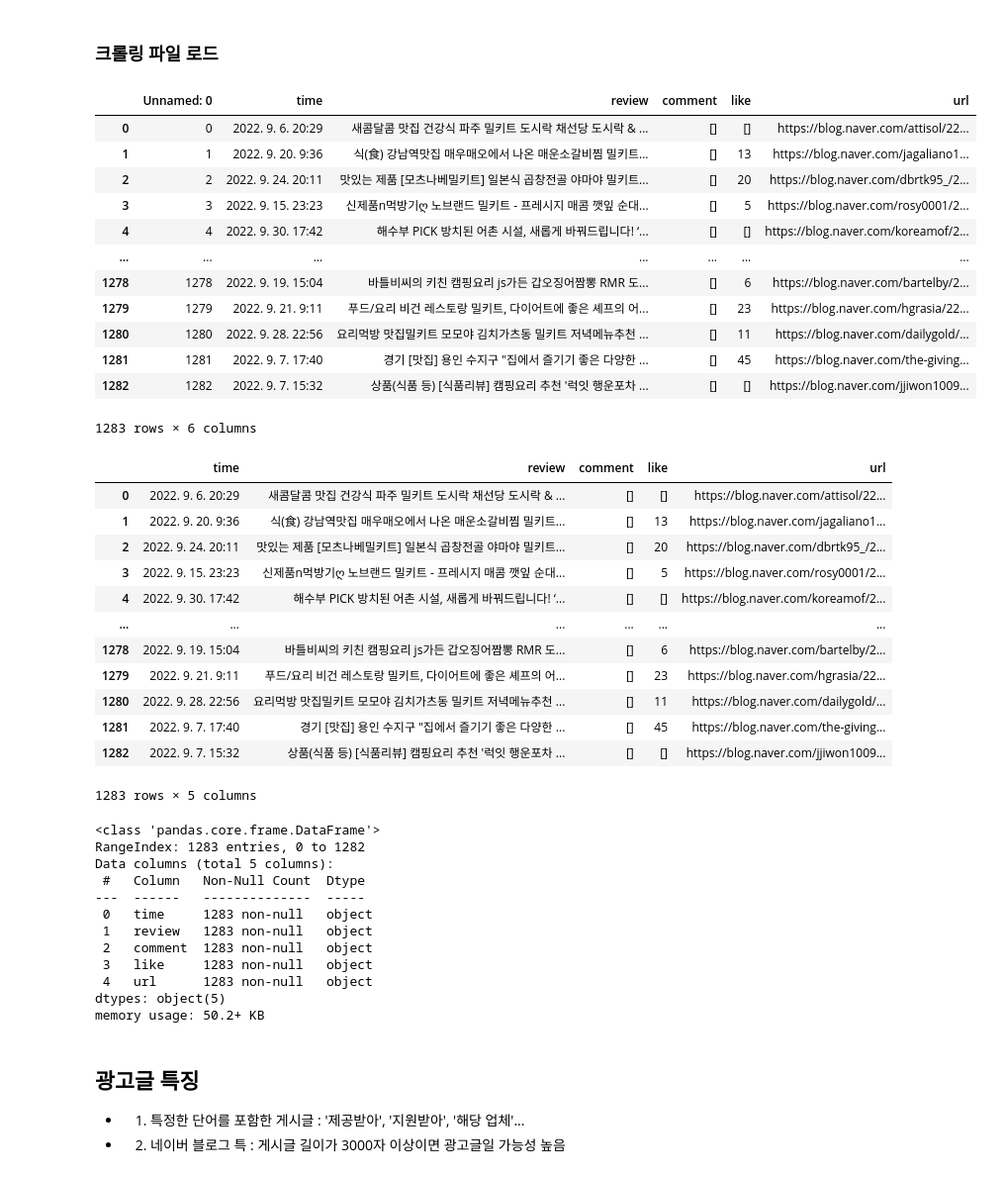
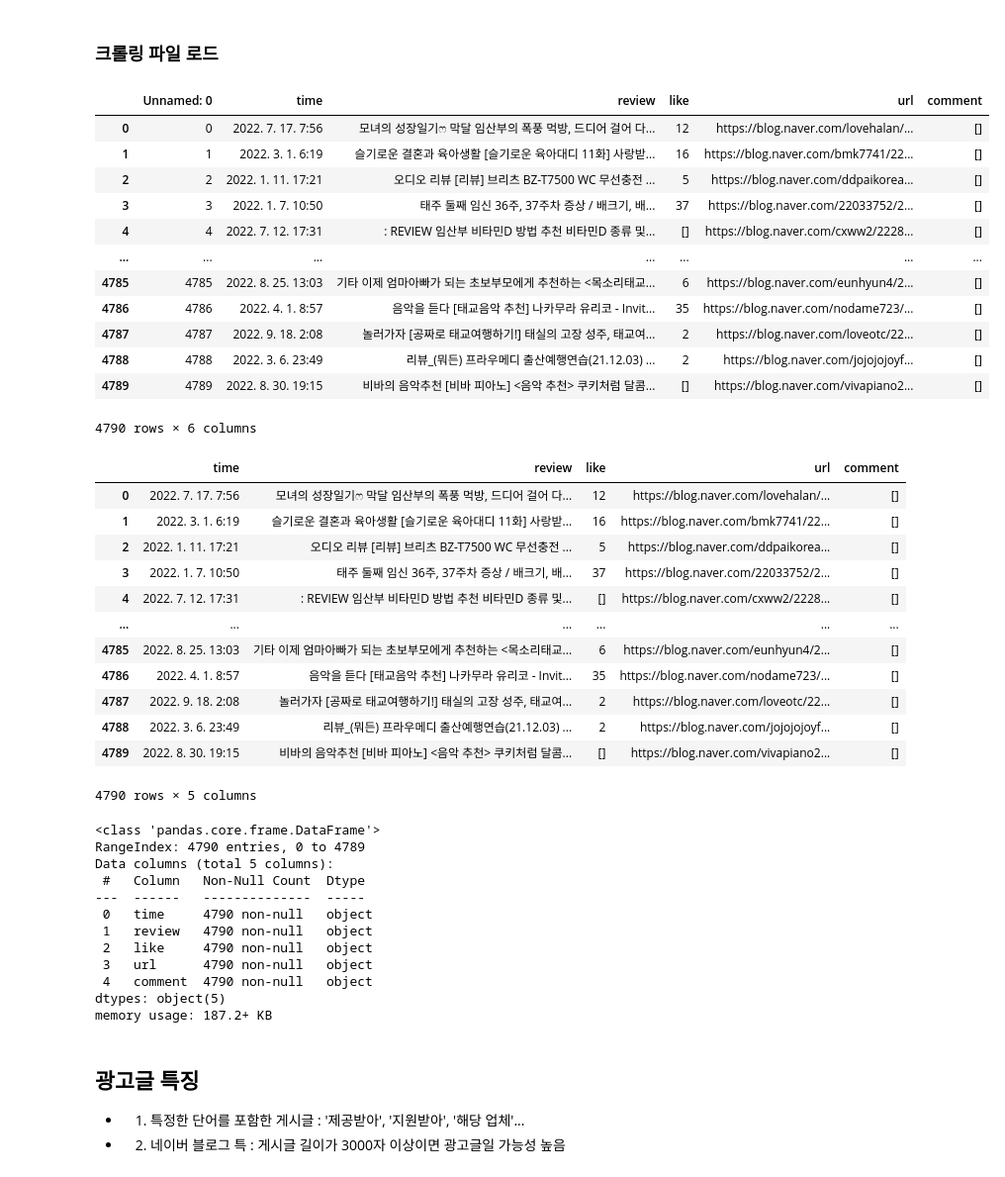
Before and after one commit to pillz9408/python, a Jupyter notebook: haksimProject/RegExp.ipynb, the cells around one changed output. Shown: that part at 99% size. Cells and saved outputs as stored; diff of their text form; code cells hidden in the pictures.

```diff
--- a/haksimProject/RegExp.ipynb
+++ b/haksimProject/RegExp.ipynb
@@ -5,56 +5,56 @@
 # %%
 import pandas as pd
 import numpy as np
 
 #크롤링한 데이터 불러오기
-data = pd.read_csv('./밀키트일기.csv', encoding='utf-8-sig')
+data = pd.read_csv('./태교.csv', encoding='utf-8-sig')
 data
 # %% [output]
-|  | Unnamed: 0 | time | review | comment | like | url |
-| 0 | 0 | 2022. 9. 6. 20:29 | 새콤달콤 맛집 건강식 파주 밀키트 도시락 채선당 도시락 & ... | [] | [] | https://blog.naver.com/attisol/22... |
-| 1 | 1 | 2022. 9. 20. 9:36 | 식(食) 강남역맛집 매우매오에서 나온 매운소갈비찜 밀키트... | [] | 13 | https://blog.naver.com/jagaliano1... |
-| 2 | 2 | 2022. 9. 24. 20:11 | 맛있는 제품 [모츠나베밀키트] 일본식 곱창전골 야마야 밀키트... | [] | 20 | https://blog.naver.com/dbrtk95_/2... |
-| 3 | 3 | 2022. 9. 15. 23:23 | 신제품n먹방기ღ 노브랜드 밀키트 - 프레시지 매콤 깻잎 순대... | [] | 5 | https://blog.naver.com/rosy0001/2... |
-| 4 | 4 | 2022. 9. 30. 17:42 | 해수부 PICK 방치된 어촌 시설, 새롭게 바꿔드립니다! ‘... | [] | [] | https://blog.naver.com/koreamof/2... |
+|  | Unnamed: 0 | time | review | like | url | comment |
+| 0 | 0 | 2022. 7. 17. 7:56 | 모녀의 성장일기ෆ 막달 임산부의 폭풍 먹방, 드디어 걸어 다... | 12 | https://blog.naver.com/lovehalan/... | [] |
+| 1 | 1 | 2022. 3. 1. 6:19 | 슬기로운 결혼과 육아생활 [슬기로운 육아대디 11화] 사랑받... | 16 | https://blog.naver.com/bmk7741/22... | [] |
+| 2 | 2 | 2022. 1. 11. 17:21 | 오디오 리뷰 [리뷰] 브리츠 BZ-T7500 WC 무선충전 ... | 5 | https://blog.naver.com/ddpaikorea... | [] |
+| 3 | 3 | 2022. 1. 7. 10:50 | 태주 둘째 임신 36주, 37주차 증상 / 배크기, 배... | 37 | https://blog.naver.com/22033752/2... | [] |
+| 4 | 4 | 2022. 7. 12. 17:31 | : REVIEW 임산부 비타민D 방법 추천 비타민D 종류 및... | [] | https://blog.naver.com/cxww2/2228... | [] |
 | ... | ... | ... | ... | ... | ... | ... |
-| 1278 | 1278 | 2022. 9. 19. 15:04 | 바틀비씨의 키친 캠핑요리 js가든 갑오징어짬뽕 RMR 도... | [] | 6 | https://blog.naver.com/bartelby/2... |
-| 1279 | 1279 | 2022. 9. 21. 9:11 | 푸드/요리 비건 레스토랑 밀키트, 다이어트에 좋은 셰프의 어... | [] | 23 | https://blog.naver.com/hgrasia/22... |
-| 1280 | 1280 | 2022. 9. 28. 22:56 | 요리먹방 맛집밀키트 모모야 김치가츠동 밀키트 저녁메뉴추천 ... | [] | 11 | https://blog.naver.com/dailygold/... |
-| 1281 | 1281 | 2022. 9. 7. 17:40 | 경기 [맛집] 용인 수지구 "집에서 즐기기 좋은 다양한 ... | [] | 45 | https://blog.naver.com/the-giving... |
-| 1282 | 1282 | 2022. 9. 7. 15:32 | 상품(식품 등) [식품리뷰] 캠핑요리 추천 '럭잇 행운포차 ... | [] | [] | https://blog.naver.com/jjiwon1009... |
+| 4785 | 4785 | 2022. 8. 25. 13:03 | 기타 이제 엄마아빠가 되는 초보부모에게 추천하는 <목소리태교... | 6 | https://blog.naver.com/eunhyun4/2... | [] |
+| 4786 | 4786 | 2022. 4. 1. 8:57 | 음악을 듣다 [태교음악 추천] 나카무라 유리코 - Invit... | 35 | https://blog.naver.com/nodame723/... | [] |
+| 4787 | 4787 | 2022. 9. 18. 2:08 | 놀러가자 [공짜로 태교여행하기!] 태실의 고장 성주, 태교여... | 2 | https://blog.naver.com/loveotc/22... | [] |
+| 4788 | 4788 | 2022. 3. 6. 23:49 | 리뷰_(뭐든) 프라우메디 출산예행연습(21.12.03) ... | 2 | https://blog.naver.com/jojojojoyf... | [] |
+| 4789 | 4789 | 2022. 8. 30. 19:15 | 비바의 음악추천 [비바 피아노] <음악 추천> 쿠키처럼 달콤... | [] | https://blog.naver.com/vivapiano2... | [] |
-1283 rows × 6 columns
+4790 rows × 6 columns
 # %%
 del data['Unnamed: 0']
 data
 # %% [output]
-|  | time | review | comment | like | url |
-| 0 | 2022. 9. 6. 20:29 | 새콤달콤 맛집 건강식 파주 밀키트 도시락 채선당 도시락 & ... | [] | [] | https://blog.naver.com/attisol/22... |
-| 1 | 2022. 9. 20. 9:36 | 식(食) 강남역맛집 매우매오에서 나온 매운소갈비찜 밀키트... | [] | 13 | https://blog.naver.com/jagaliano1... |
-| 2 | 2022. 9. 24. 20:11 | 맛있는 제품 [모츠나베밀키트] 일본식 곱창전골 야마야 밀키트... | [] | 20 | https://blog.naver.com/dbrtk95_/2... |
-| 3 | 2022. 9. 15. 23:23 | 신제품n먹방기ღ 노브랜드 밀키트 - 프레시지 매콤 깻잎 순대... | [] | 5 | https://blog.naver.com/rosy0001/2... |
-| 4 | 2022. 9. 30. 17:42 | 해수부 PICK 방치된 어촌 시설, 새롭게 바꿔드립니다! ‘... | [] | [] | https://blog.naver.com/koreamof/2... |
+|  | time | review | like | url | comment |
+| 0 | 2022. 7. 17. 7:56 | 모녀의 성장일기ෆ 막달 임산부의 폭풍 먹방, 드디어 걸어 다... | 12 | https://blog.naver.com/lovehalan/... | [] |
+| 1 | 2022. 3. 1. 6:19 | 슬기로운 결혼과 육아생활 [슬기로운 육아대디 11화] 사랑받... | 16 | https://blog.naver.com/bmk7741/22... | [] |
+| 2 | 2022. 1. 11. 17:21 | 오디오 리뷰 [리뷰] 브리츠 BZ-T7500 WC 무선충전 ... | 5 | https://blog.naver.com/ddpaikorea... | [] |
+| 3 | 2022. 1. 7. 10:50 | 태주 둘째 임신 36주, 37주차 증상 / 배크기, 배... | 37 | https://blog.naver.com/22033752/2... | [] |
+| 4 | 2022. 7. 12. 17:31 | : REVIEW 임산부 비타민D 방법 추천 비타민D 종류 및... | [] | https://blog.naver.com/cxww2/2228... | [] |
 | ... | ... | ... | ... | ... | ... |
-| 1278 | 2022. 9. 19. 15:04 | 바틀비씨의 키친 캠핑요리 js가든 갑오징어짬뽕 RMR 도... | [] | 6 | https://blog.naver.com/bartelby/2... |
-| 1279 | 2022. 9. 21. 9:11 | 푸드/요리 비건 레스토랑 밀키트, 다이어트에 좋은 셰프의 어... | [] | 23 | https://blog.naver.com/hgrasia/22... |
-| 1280 | 2022. 9. 28. 22:56 | 요리먹방 맛집밀키트 모모야 김치가츠동 밀키트 저녁메뉴추천 ... | [] | 11 | https://blog.naver.com/dailygold/... |
-| 1281 | 2022. 9. 7. 17:40 | 경기 [맛집] 용인 수지구 "집에서 즐기기 좋은 다양한 ... | [] | 45 | https://blog.naver.com/the-giving... |
-| 1282 | 2022. 9. 7. 15:32 | 상품(식품 등) [식품리뷰] 캠핑요리 추천 '럭잇 행운포차 ... | [] | [] | https://blog.naver.com/jjiwon1009... |
+| 4785 | 2022. 8. 25. 13:03 | 기타 이제 엄마아빠가 되는 초보부모에게 추천하는 <목소리태교... | 6 | https://blog.naver.com/eunhyun4/2... | [] |
+| 4786 | 2022. 4. 1. 8:57 | 음악을 듣다 [태교음악 추천] 나카무라 유리코 - Invit... | 35 | https://blog.naver.com/nodame723/... | [] |
+| 4787 | 2022. 9. 18. 2:08 | 놀러가자 [공짜로 태교여행하기!] 태실의 고장 성주, 태교여... | 2 | https://blog.naver.com/loveotc/22... | [] |
+| 4788 | 2022. 3. 6. 23:49 | 리뷰_(뭐든) 프라우메디 출산예행연습(21.12.03) ... | 2 | https://blog.naver.com/jojojojoyf... | [] |
+| 4789 | 2022. 8. 30. 19:15 | 비바의 음악추천 [비바 피아노] <음악 추천> 쿠키처럼 달콤... | [] | https://blog.naver.com/vivapiano2... | [] |
-1283 rows × 5 columns
+4790 rows × 5 columns
 # %%
 data.info()
 # %% [output]
 <class 'pandas.core.frame.DataFrame'>
-RangeIndex: 1283 entries, 0 to 1282
+RangeIndex: 4790 entries, 0 to 4789
 Data columns (total 5 columns):
  #   Column   Non-Null Count  Dtype
 ---  ------   --------------  -----
- 0   time     1283 non-null   object
- 1   review   1283 non-null   object
- 2   comment  1283 non-null   object
- 3   like     1283 non-null   object
- 4   url      1283 non-null   object
+ 0   time     4790 non-null   object
+ 1   review   4790 non-null   object
+ 2   like     4790 non-null   object
+ 3   url      4790 non-null   object
+ 4   comment  4790 non-null   object
 dtypes: object(5)
-memory usage: 50.2+ KB
+memory usage: 187.2+ KB
 # %% [markdown]
 ## 광고글 특징
 - 1. 특정한 단어를 포함한 게시글 : '제공받아', '지원받아', '해당 업체'...
```
Also changed, not shown: parts of 28 cells of this notebook, 15 other files.
